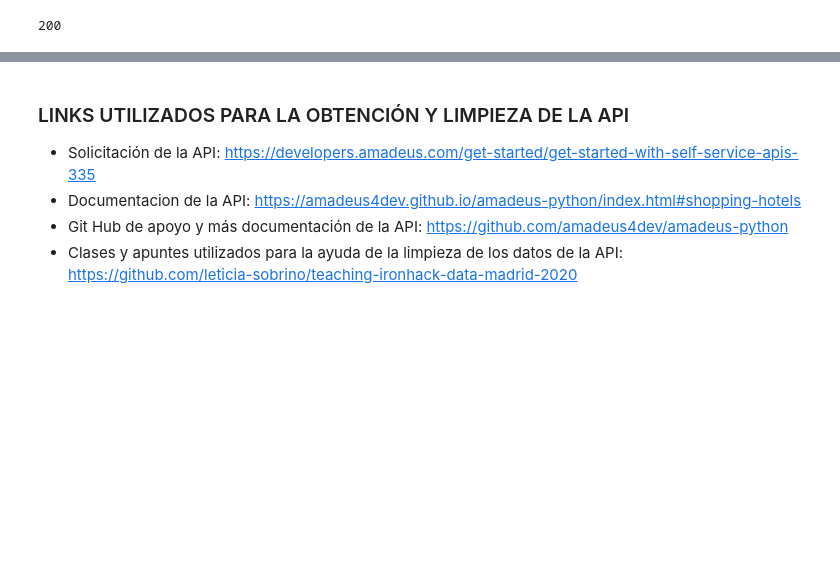
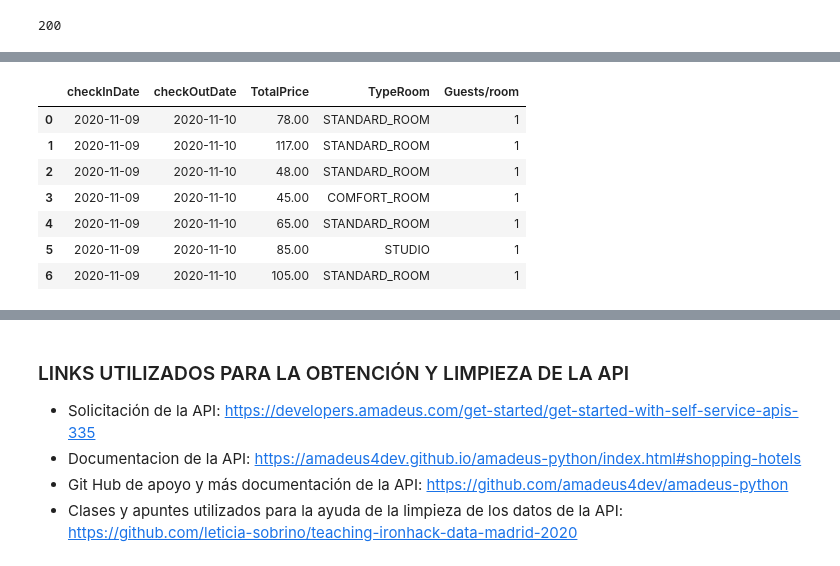
Before and after one commit to leticia-sobrino/pipelines-project, a Jupyter notebook: jupyter notebook/Api Amadeus.ipynb, the cells around one changed output, grey strips where cells are left out. Drawn from its saved outputs; the diff is of its cells as text; code cells hidden in the pictures; blank space fills up the shorter version.

```diff
--- a/jupyter notebook/Api Amadeus.ipynb
+++ b/jupyter notebook/Api Amadeus.ipynb
@@ -285,0 +210,12 @@ AttributeError: 'Response' object has no attribute 'json'
+# %%
+df_clean.columns = ['checkInDate', 'checkOutDate', 'TotalPrice', 'TypeRoom', 'Guests/room']
+df_clean
+# %% [output]
+|  | checkInDate | checkOutDate | TotalPrice | TypeRoom | Guests/room |
+| 0 | 2020-11-09 | 2020-11-10 | 78.00 | STANDARD_ROOM | 1 |
+| 1 | 2020-11-09 | 2020-11-10 | 117.00 | STANDARD_ROOM | 1 |
+| 2 | 2020-11-09 | 2020-11-10 | 48.00 | STANDARD_ROOM | 1 |
+| 3 | 2020-11-09 | 2020-11-10 | 45.00 | COMFORT_ROOM | 1 |
+| 4 | 2020-11-09 | 2020-11-10 | 65.00 | STANDARD_ROOM | 1 |
+| 5 | 2020-11-09 | 2020-11-10 | 85.00 | STUDIO | 1 |
+| 6 | 2020-11-09 | 2020-11-10 | 105.00 | STANDARD_ROOM | 1 |
```
Also changed, not shown: parts of 75 cells of this notebook, 24 other files.
